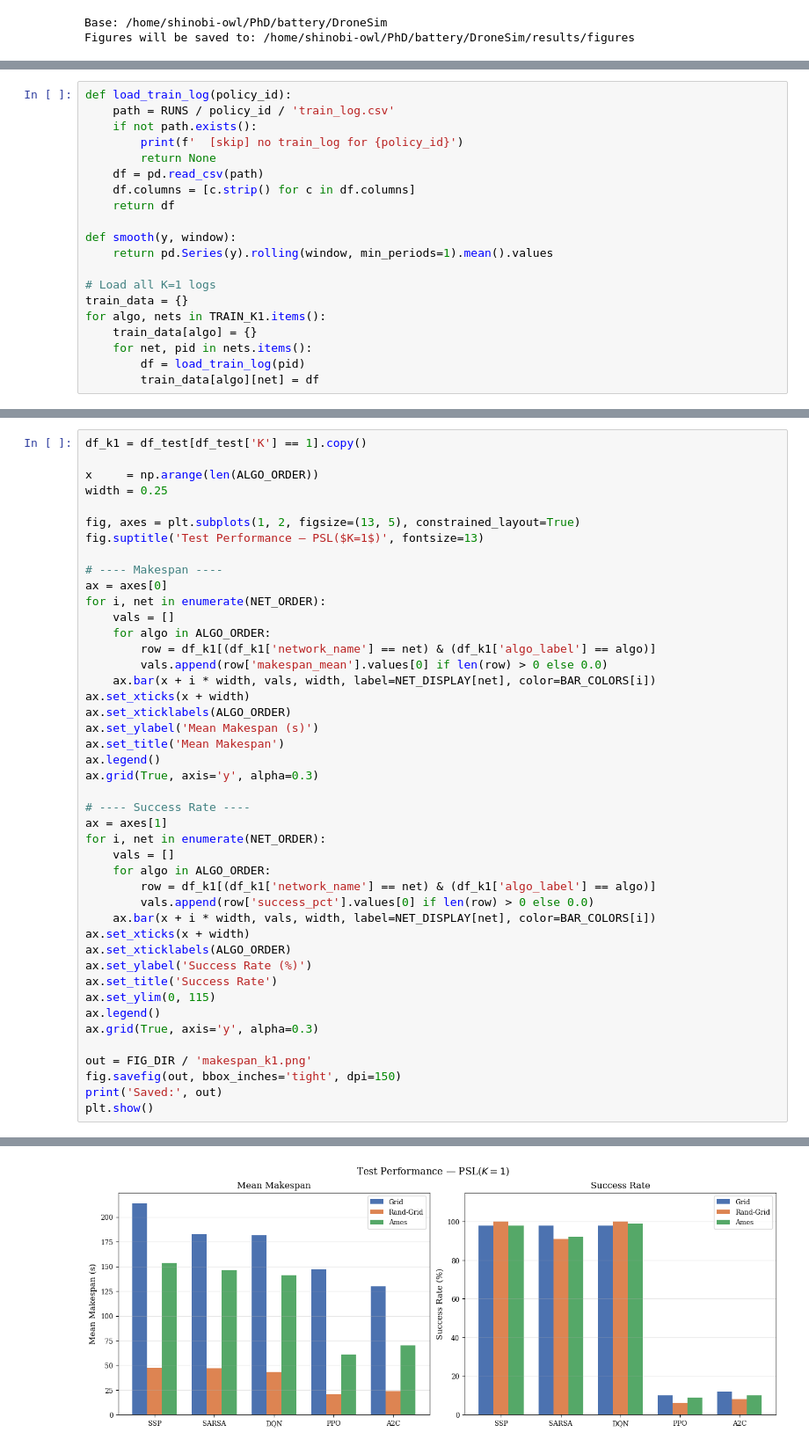
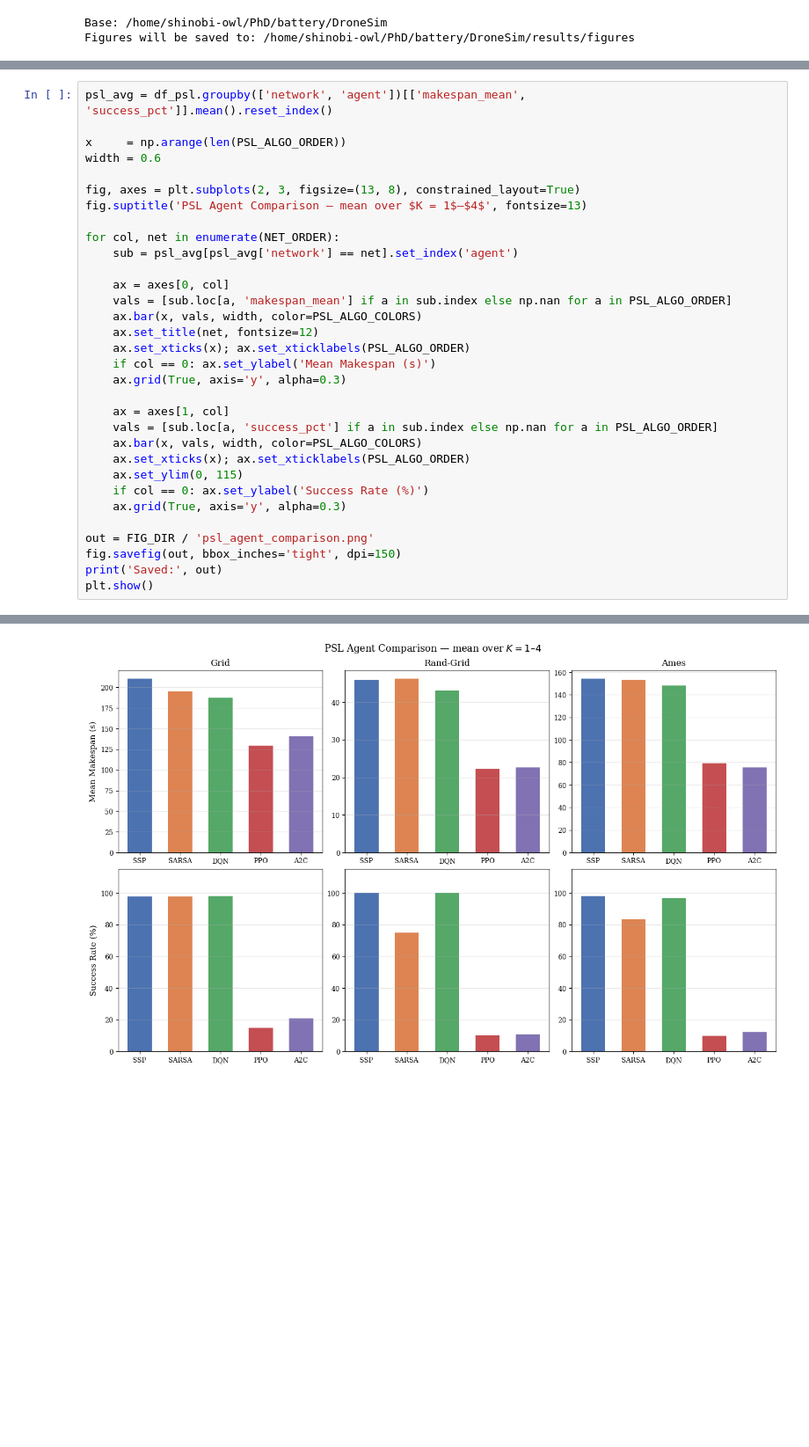
Before and after one commit to shinobi-wolf/FleetNav, a Jupyter notebook: notebooks/trsp_thesis_figures.ipynb, the cells around one changed output, grey strips where cells are left out. Shown at 88% size. Drawn from its saved outputs; the diff is of its cells as text; blank space fills up the shorter version.

Commit message:
thesis figures

```diff
--- a/notebooks/trsp_thesis_figures.ipynb
+++ b/notebooks/trsp_thesis_figures.ipynb
@@ -58,20 +56,0 @@ BAR_COLORS = ['#4c72b0', '#dd8452', '#55a868']  # one per network
-# %%
-def load_train_log(policy_id):
-    path = RUNS / policy_id / 'train_log.csv'
-    if not path.exists():
-        print(f'  [skip] no train_log for {policy_id}')
-        return None
-    df = pd.read_csv(path)
-    df.columns = [c.strip() for c in df.columns]
-    return df
-
-def smooth(y, window):
-    return pd.Series(y).rolling(window, min_periods=1).mean().values
-
-# Load all K=1 logs
-train_data = {}
-for algo, nets in TRAIN_K1.items():
-    train_data[algo] = {}
-    for net, pid in nets.items():
-        df = load_train_log(pid)
-        train_data[algo][net] = df
@@ -167,44 +89,32 @@ print(df_test[['network_name', 'K', 'algo_label', 'makespan_mean', 'success_pct'
 # %%
-df_k1 = df_test[df_test['K'] == 1].copy()
+psl_avg = df_psl.groupby(['network', 'agent'])[['makespan_mean', 'success_pct']].mean().reset_index()
 
-x     = np.arange(len(ALGO_ORDER))
-width = 0.25
+x     = np.arange(len(PSL_ALGO_ORDER))
+width = 0.6
 
-fig, axes = plt.subplots(1, 2, figsize=(13, 5), constrained_layout=True)
-fig.suptitle('Test Performance — PSL($K=1$)', fontsize=13)
+fig, axes = plt.subplots(2, 3, figsize=(13, 8), constrained_layout=True)
+fig.suptitle('PSL Agent Comparison — mean over $K = 1$–$4$', fontsize=13)
 
-# ---- Makespan ----
-ax = axes[0]
-for i, net in enumerate(NET_ORDER):
-    vals = []
-    for algo in ALGO_ORDER:
-        row = df_k1[(df_k1['network_name'] == net) & (df_k1['algo_label'] == algo)]
-        vals.append(row['makespan_mean'].values[0] if len(row) > 0 else 0.0)
-    ax.bar(x + i * width, vals, width, label=NET_DISPLAY[net], color=BAR_COLORS[i])
-ax.set_xticks(x + width)
-ax.set_xticklabels(ALGO_ORDER)
-ax.set_ylabel('Mean Makespan (s)')
-ax.set_title('Mean Makespan')
-ax.legend()
-ax.grid(True, axis='y', alpha=0.3)
+for col, net in enumerate(NET_ORDER):
+    sub = psl_avg[psl_avg['network'] == net].set_index('agent')
 
-# ---- Success Rate ----
-ax = axes[1]
-for i, net in enumerate(NET_ORDER):
-    vals = []
-    for algo in ALGO_ORDER:
-        row = df_k1[(df_k1['network_name'] == net) & (df_k1['algo_label'] == algo)]
-        vals.append(row['success_pct'].values[0] if len(row) > 0 else 0.0)
-    ax.bar(x + i * width, vals, width, label=NET_DISPLAY[net], color=BAR_COLORS[i])
-ax.set_xticks(x + width)
-ax.set_xticklabels(ALGO_ORDER)
-ax.set_ylabel('Success Rate (%)')
-ax.set_title('Success Rate')
-ax.set_ylim(0, 115)
-ax.legend()
-ax.grid(True, axis='y', alpha=0.3)
+    ax = axes[0, col]
+    vals = [sub.loc[a, 'makespan_mean'] if a in sub.index else np.nan for a in PSL_ALGO_ORDER]
+    ax.bar(x, vals, width, color=PSL_ALGO_COLORS)
+    ax.set_title(net, fontsize=12)
+    ax.set_xticks(x); ax.set_xticklabels(PSL_ALGO_ORDER)
+    if col == 0: ax.set_ylabel('Mean Makespan (s)')
+    ax.grid(True, axis='y', alpha=0.3)
 
-out = FIG_DIR / 'makespan_k1.png'
+    ax = axes[1, col]
+    vals = [sub.loc[a, 'success_pct'] if a in sub.index else np.nan for a in PSL_ALGO_ORDER]
+    ax.bar(x, vals, width, color=PSL_ALGO_COLORS)
+    ax.set_xticks(x); ax.set_xticklabels(PSL_ALGO_ORDER)
+    ax.set_ylim(0, 115)
+    if col == 0: ax.set_ylabel('Success Rate (%)')
+    ax.grid(True, axis='y', alpha=0.3)
+
+out = FIG_DIR / 'psl_agent_comparison.png'
 fig.savefig(out, bbox_inches='tight', dpi=150)
 print('Saved:', out)
 plt.show()
@@ -213,2 +123,2 @@ Saved: /home/shinobi-owl/PhD/battery/DroneSim/results/figures/makespan_k1.png
-[figure, old version]
+[figure, new version]
 # %% [markdown]
```
Also changed, not shown: parts of 14 cells of this notebook, 4 other files.
